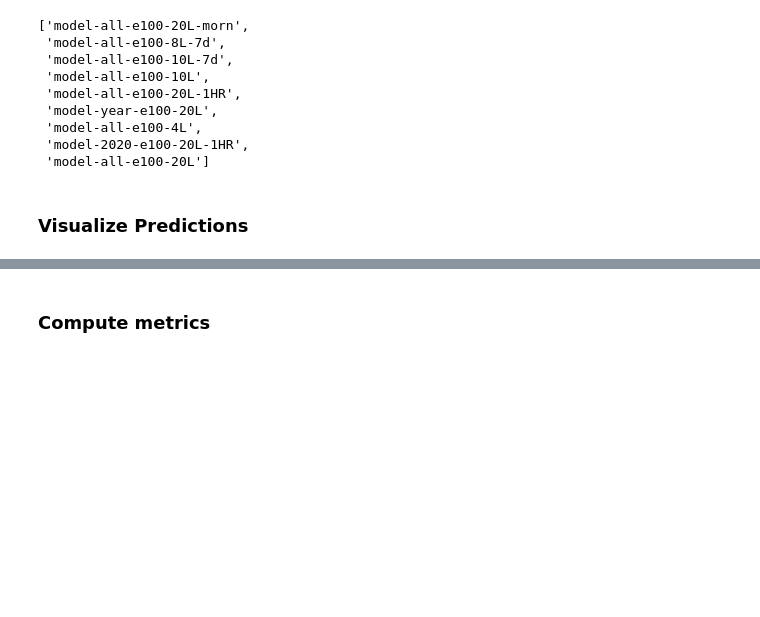
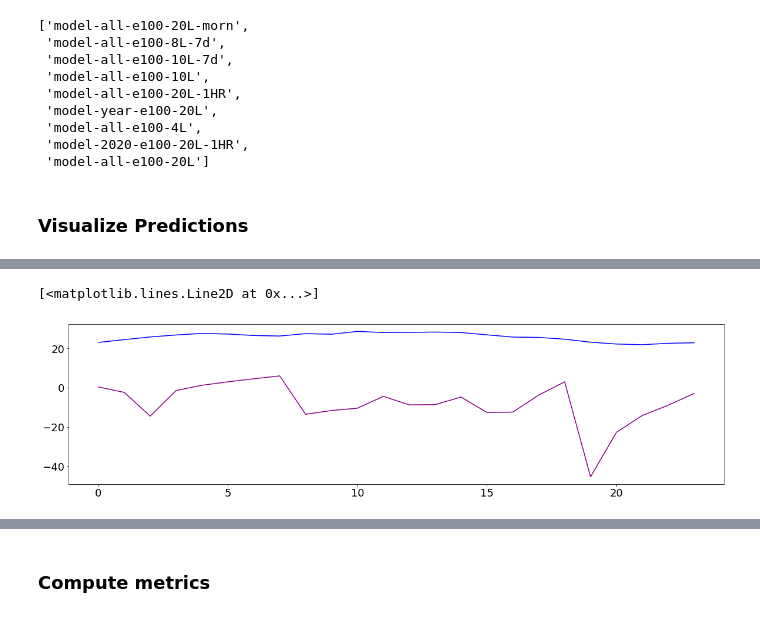
Before and after one commit to tomityrrell/psps-analysis, a Jupyter notebook: notebooks/Gluon-TS.ipynb, the cells around one changed output, grey strips where cells are left out. Cells and saved outputs as stored; diff of their text form; code cells hidden in the pictures; blank space fills up the shorter version.

```diff
--- a/notebooks/Gluon-TS.ipynb
+++ b/notebooks/Gluon-TS.ipynb
@@ -367,12 +367,15 @@ wr_gts = ws_wr.copy()
 wr_gts.set_index("Time", inplace=True)
 # wr_gts = wr_gts[wr_gts.columns[(wr_gts.columns.str.contains("Hly")) | (wr_gts.columns.str.contains("Station"))]]
 # %%
+time_cutoff = "2021-01-19 00:00:00"
+
 datasets = []
 single_datasets = []
 for (key, df) in wr_gts.groupby(["Station", pd.Grouper(freq='1AS-DEC')]):
     datasets.append({
+        "item_id": "{} - {} - {}".format(key[0], wr_ts_columns, key[1]),
         "start": key[1],
-        "target": df[wr_ts_columns].loc[:"2021-01-17 00:00:00"],
+        "target": df[wr_ts_columns].loc[:time_cutoff],
         "feat_static_cat": ws.loc[ws.StationNbr == key[0], ws_cat_columns[0]].values.flatten(),
         "feat_static_real": ws.loc[ws.StationNbr == key[0], ws_real_columns].values.flatten()
     })
@@ -380,8 +383,9 @@ for (key, df) in wr_gts.groupby(["Station", pd.Grouper(freq='1AS-DEC')]):
     tss = df[wr_ts_columns].transpose().iterrows()
     for (c, ts) in tss:
         single_datasets.append({
+            "item_id": "{} - {} - {}".format(key[0], c, key[1]),
             "start": key[1],
-            "target": df[c].loc[:"2021-01-17 00:00:00"],
+            "target": df[c].loc[:time_cutoff],
             "feat_static_cat": ws.loc[ws.StationNbr == key[0], ws_cat_columns[0]].values.flatten(),
             "feat_static_real": ws.loc[ws.StationNbr == key[0], ws_real_columns].values.flatten()
         })
@@ -565,0 +600,8 @@ plt.show()
+# %%
+fig, ax = plt.subplots(1, 1, figsize=(20, 5))
+
+ax.plot(sforecasts[1].samples.min(axis=0), color="purple")
+ax.plot(sforecasts[2].samples.max(axis=0), color="blue")
+# %% [output]
+[<matplotlib.lines.Line2D at 0x...>]
+[figure, added]
```
Also changed, not shown: parts of 8 cells of this notebook, 18 other files.
